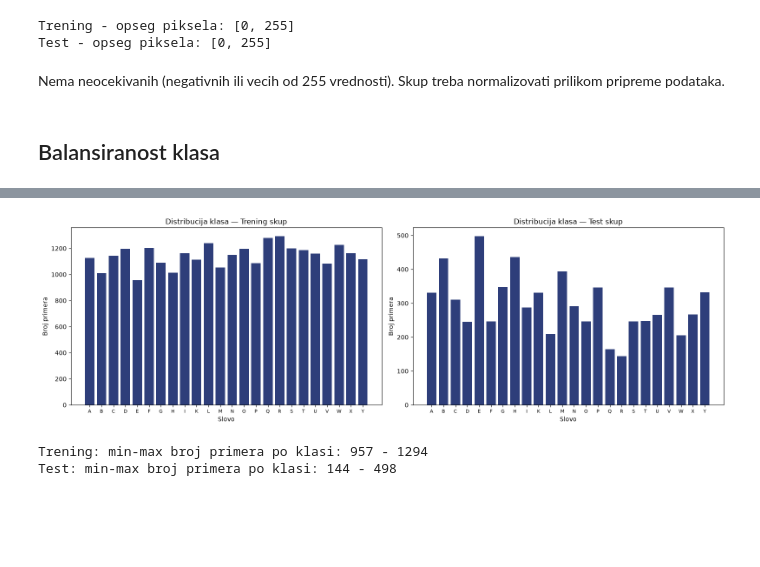
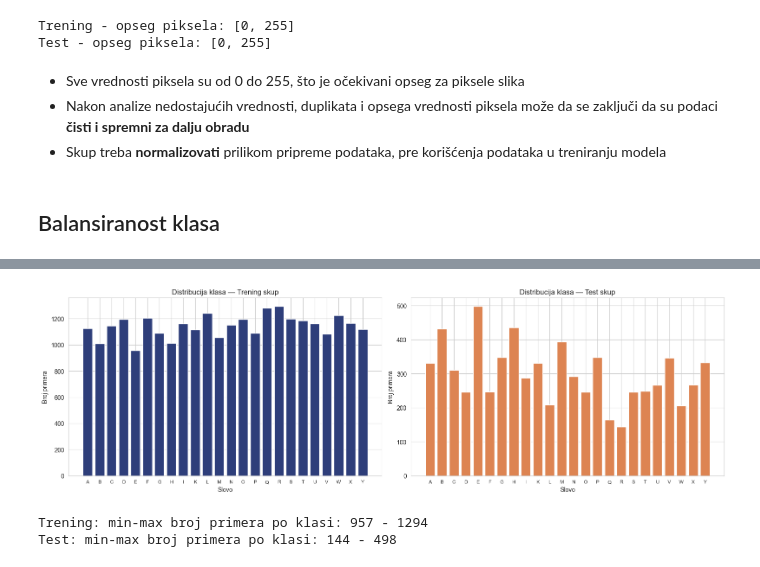
Before and after one commit to VelickovicAna/Automatic-Sign-Language-Recognition, a Jupyter notebook: notebooks/01_eda.ipynb, the cells around one changed output, grey strips where cells are left out. Saved outputs shown, nothing was run; the diff lists cells and outputs as text; code cells hidden in the pictures; blank space fills up the shorter version.

```diff
--- a/notebooks/01_eda.ipynb
+++ b/notebooks/01_eda.ipynb
@@ -7,7 +12,12 @@ import numpy as np
 import pandas as pd
 import matplotlib.pyplot as plt
 import matplotlib.image as mpimg
+import seaborn as sns
 import random as rd
+
+sns.set_style("whitegrid")
+plt.rcParams['figure.dpi'] = 100
+plt.rcParams['font.size'] = 10
 # %% [markdown]
 ## Ucitavanje podataka
 # %%
@@ -81,0 +161,19 @@ plt.show()
+# %%
+def get_image(row):
+    """Konvertuje red DataFrame-a (bez label kolone) u 28x28 sliku."""
+    return row.values.reshape(28, 28).astype(np.uint8)
+# %%
+fig, axes = plt.subplots(4, 6, figsize=(16, 11))
+axes = axes.flatten()
+
+sorted_labels = sorted(train_df['label'].unique())
+for i, label in enumerate(sorted_labels):
+    sample = train_df[train_df['label'] == label].iloc[0]
+    img = get_image(sample.drop('label'))
+    axes[i].imshow(img, cmap='gray')
+    axes[i].set_title(f"{LABEL_TO_LETTER[label]} (label={label})", fontsize=11)
+    axes[i].axis('off')
+
+plt.suptitle('Po jedan primer slike za svaku klasu (trening skup)', fontsize=14, y=1.01)
+plt.tight_layout()
+plt.show()
@@ -144,7 +274,9 @@ print(f"Test - opseg piksela: [{test_min}, {test_max}]")
 Trening - opseg piksela: [0, 255]
 Test - opseg piksela: [0, 255]
 # %% [markdown]
-Nema neocekivanih (negativnih ili vecih od 255 vrednosti). Skup treba normalizovati prilikom pripreme podataka.
+- Sve vrednosti piksela su od 0 do 255, što je očekivani opseg za piksele slika
+- Nakon analize nedostajućih vrednosti, duplikata i opsega vrednosti piksela može da se zaključi da su podaci **čisti i spremni za dalju obradu**
+- Skup treba **normalizovati** prilikom pripreme podataka, pre korišćenja podataka u treniranju modela
 # %% [markdown]
 ## Balansiranost klasa
 # %%
@@ -192,20 +324,20 @@ Name: count, dtype: int64
 # %%
 fig, axes = plt.subplots(1, 2, figsize=(16, 5))
 
-for ax, counts, title in zip(axes, [train_counts, test_counts], ["Trening skup", "Test skup"]):
+for ax, counts, title, color in zip(axes, [train_counts, test_counts], ["Trening skup", "Test skup"], ['#2e3e7a', '#DD8452']):
     letters = [LABEL_TO_LETTER[i] for i in counts.index]
-    ax.bar(letters, counts.values, color="#2e3e7a")
+    ax.bar(letters, counts.values, color=color)
     ax.set_title(f"Distribucija klasa — {title}")
     ax.set_xlabel("Slovo")
     ax.set_ylabel("Broj primera")
     ax.tick_params(axis="x", labelsize=8)
 
 plt.tight_layout()
 plt.show()
 
 print(f"Trening: min-max broj primera po klasi: {train_counts.min()} - {train_counts.max()}")
 print(f"Test: min-max broj primera po klasi: {test_counts.min()} - {test_counts.max()}")
 # %% [output]
-[figure, old version]
+[figure, new version]
 Trening: min-max broj primera po klasi: 957 - 1294
 Test: min-max broj primera po klasi: 144 - 498
```
Also changed, not shown: parts of 44 cells of this notebook.
